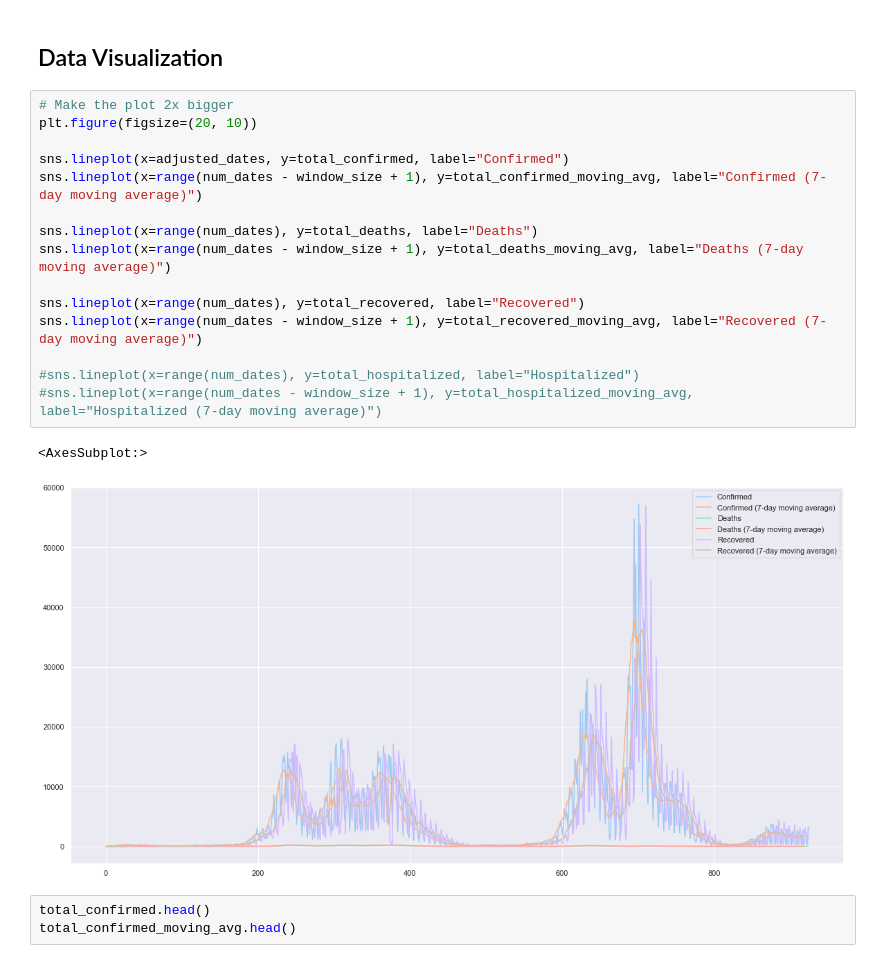
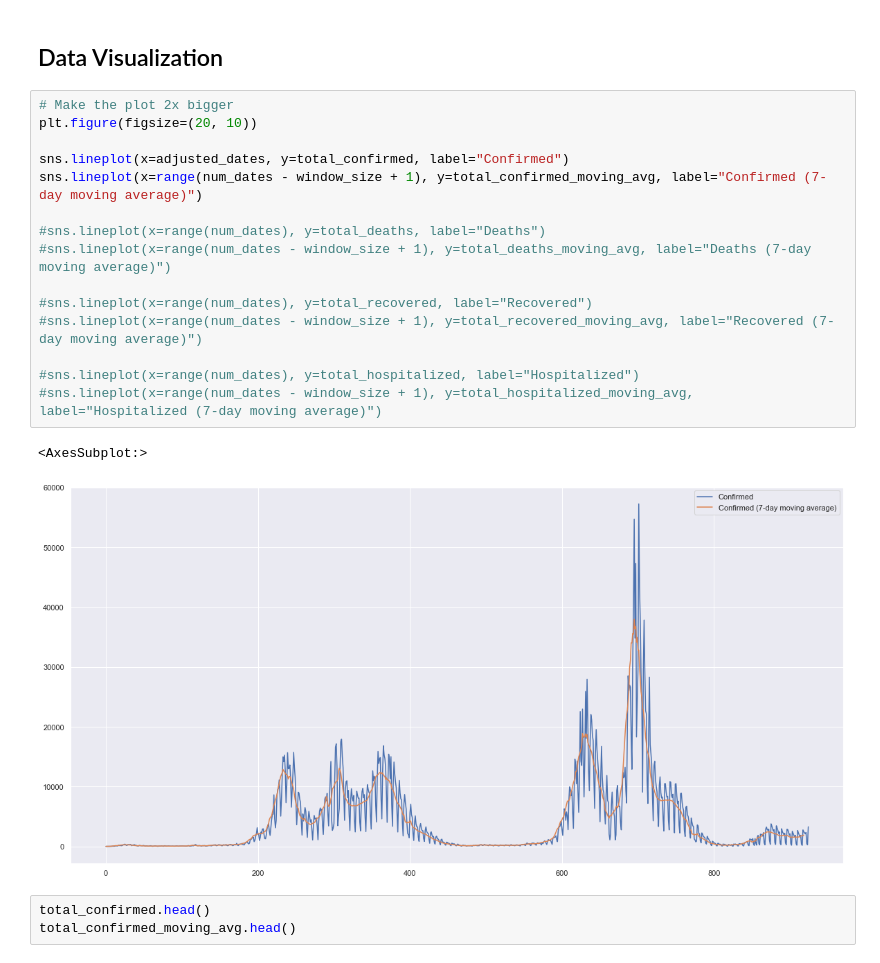
Before and after one commit to Tob028/CovidPrediction, a Jupyter notebook: notebook.ipynb, the cells around one changed output. Saved outputs shown, nothing was run; the diff lists cells and outputs as text.

```diff
--- a/notebook.ipynb
+++ b/notebook.ipynb
@@ -152,21 +155,21 @@ adjusted_dates = future_forcast[:-10].flatten()
 # %%
 # Make the plot 2x bigger
 plt.figure(figsize=(20, 10))
 
 sns.lineplot(x=adjusted_dates, y=total_confirmed, label="Confirmed")
 sns.lineplot(x=range(num_dates - window_size + 1), y=total_confirmed_moving_avg, label="Confirmed (7-day moving average)")
 
-sns.lineplot(x=range(num_dates), y=total_deaths, label="Deaths")
-sns.lineplot(x=range(num_dates - window_size + 1), y=total_deaths_moving_avg, label="Deaths (7-day moving average)")
+#sns.lineplot(x=range(num_dates), y=total_deaths, label="Deaths")
+#sns.lineplot(x=range(num_dates - window_size + 1), y=total_deaths_moving_avg, label="Deaths (7-day moving average)")
 
-sns.lineplot(x=range(num_dates), y=total_recovered, label="Recovered")
-sns.lineplot(x=range(num_dates - window_size + 1), y=total_recovered_moving_avg, label="Recovered (7-day moving average)")
+#sns.lineplot(x=range(num_dates), y=total_recovered, label="Recovered")
+#sns.lineplot(x=range(num_dates - window_size + 1), y=total_recovered_moving_avg, label="Recovered (7-day moving average)")
 
 #sns.lineplot(x=range(num_dates), y=total_hospitalized, label="Hospitalized")
 #sns.lineplot(x=range(num_dates - window_size + 1), y=total_hospitalized_moving_avg, label="Hospitalized (7-day moving average)")
 # %% [output]
 <AxesSubplot:>
-[figure, old version]
+[figure, new version]
 # %%
 total_confirmed.head()
 total_confirmed_moving_avg.head()
```
Also changed, not shown: parts of 2 cells of this notebook.
